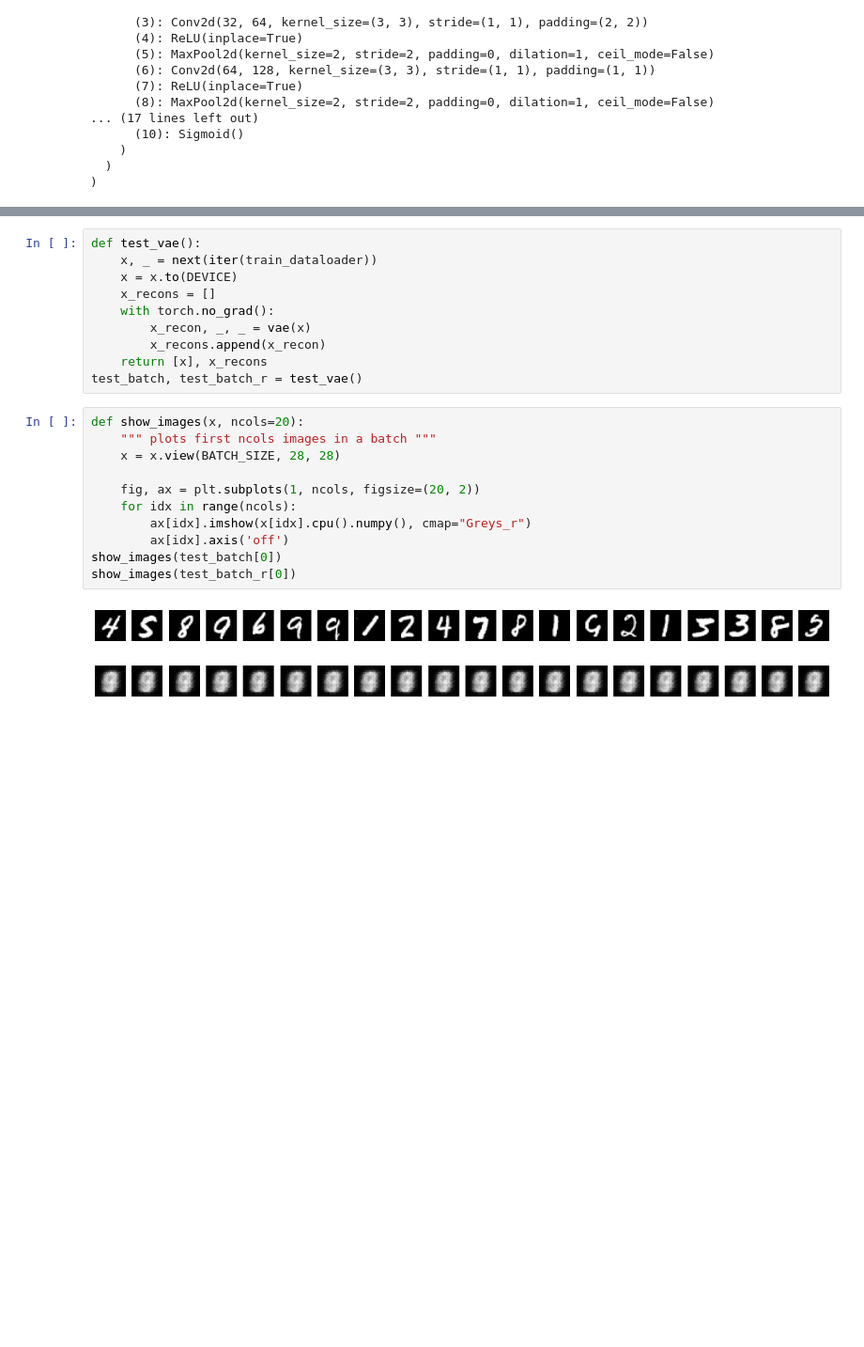
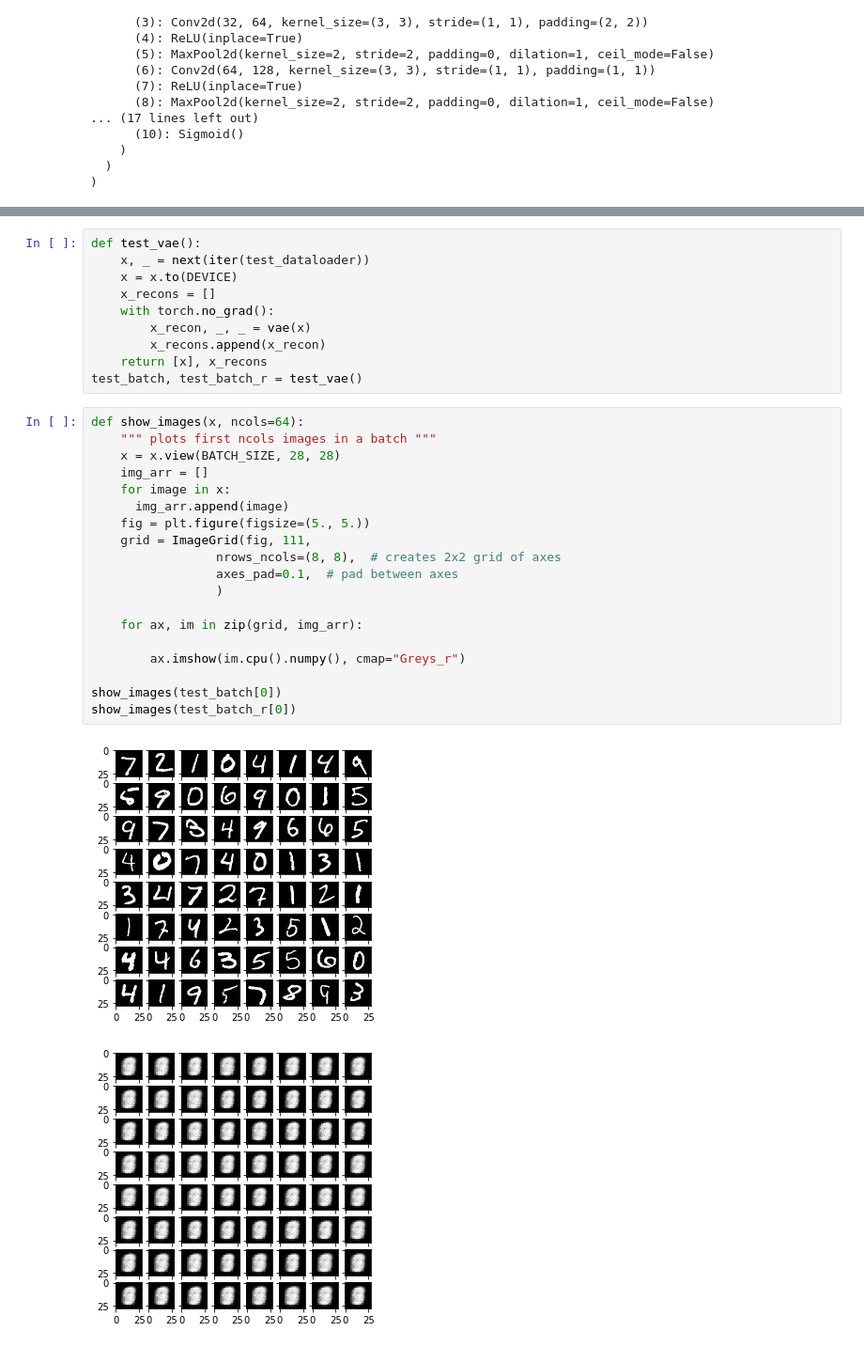
Before and after one commit to yangyang-pro/2AMU20-Assignments, a Jupyter notebook: hw3/task_1.ipynb, the cells around one changed output, grey strips where cells are left out. Shown at 94% size. Drawn from its saved outputs; the diff is of its cells as text; blank space fills up the shorter version.

```diff
--- a/hw3/task_1.ipynb
+++ b/hw3/task_1.ipynb
@@ -172,6 +193,6 @@ KeyboardInterrupt:
 # %%
 def test_vae():
-    x, _ = next(iter(train_dataloader))
+    x, _ = next(iter(test_dataloader))
     x = x.to(DEVICE)
     x_recons = []
     with torch.no_grad():
@@ -180,16 +201,24 @@ def test_vae():
     return [x], x_recons
 test_batch, test_batch_r = test_vae()
 # %%
-def show_images(x, ncols=20):
+def show_images(x, ncols=64):
     """ plots first ncols images in a batch """
     x = x.view(BATCH_SIZE, 28, 28)
+    img_arr = []
+    for image in x:
+      img_arr.append(image)
+    fig = plt.figure(figsize=(5., 5.))
+    grid = ImageGrid(fig, 111,
+                 nrows_ncols=(8, 8),  # creates 2x2 grid of axes
+                 axes_pad=0.1,  # pad between axes
+                 )
 
-    fig, ax = plt.subplots(1, ncols, figsize=(20, 2))
-    for idx in range(ncols):
-        ax[idx].imshow(x[idx].cpu().numpy(), cmap="Greys_r")
-        ax[idx].axis('off')
+    for ax, im in zip(grid, img_arr):
+
+        ax.imshow(im.cpu().numpy(), cmap="Greys_r")
+
 show_images(test_batch[0])
 show_images(test_batch_r[0])
 # %% [output]
-[figure, old version]
+[figure, new version]
-[figure, old version]
+[figure, new version]
```
Also changed, not shown: parts of 2 cells of this notebook, 1 other file.
